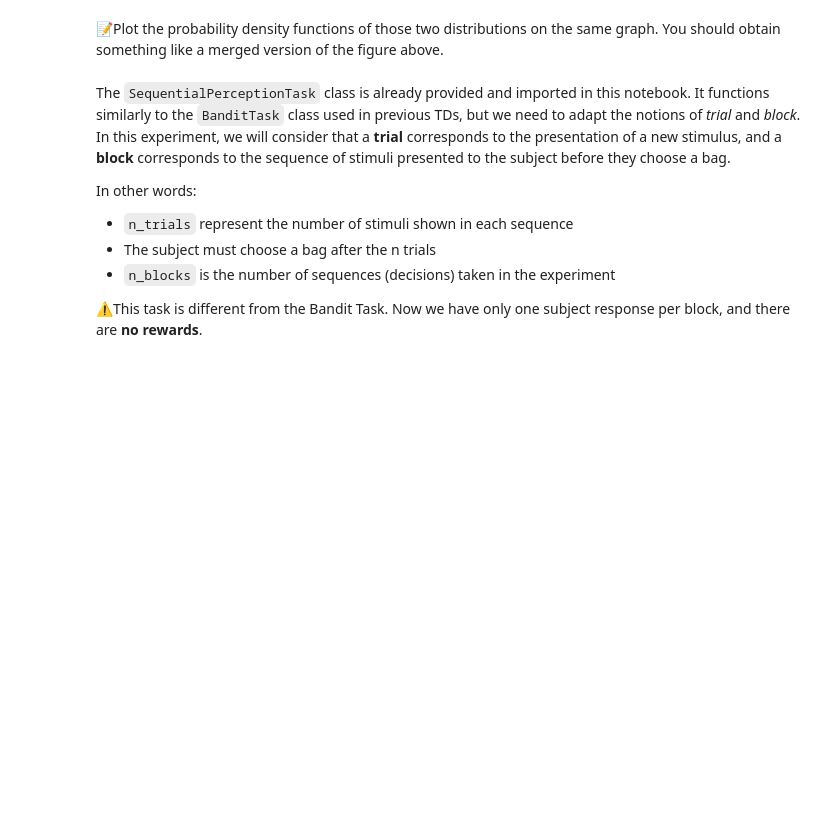
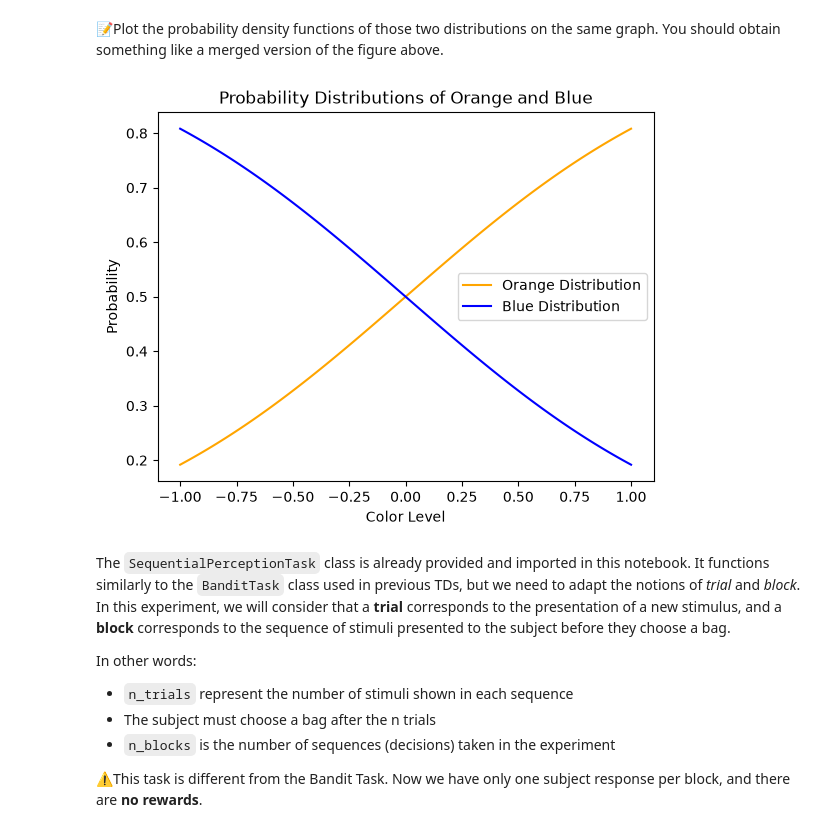
Before and after one commit to easiryne/cognitive-modeling-lab, a Jupyter notebook: TD_10/td10_notebook.ipynb, the cells around one changed output. Cells and saved outputs as stored; diff of their text form; code cells hidden in the pictures; blank space fills up the shorter version.

```diff
--- a/TD_10/td10_notebook.ipynb
+++ b/TD_10/td10_notebook.ipynb
@@ -77,14 +77,22 @@ They are implemented to behave like `scipy.stats` distributions. Two useful meth
 📝Plot the probability density functions of those two distributions on the same graph. You should obtain something like a merged version of the figure above.
 # %%
 # x: Generate a sequence of 100 color levels, covering the whole range
-x = np.linspace(..., ..., 100)
+x = np.linspace(-1, 1, 100)
 
 # y: For each distribution, get the probabilities associated with all color levels
-p_orange = ...
-p_blue = ...
+p_orange = dist_orange.pdf(x)
+p_blue = dist_blue.pdf(x)
 
 # Plot both probability distributions on the same graph
-...
+plt.plot(x, p_orange, label='Orange Distribution', color='orange')
+plt.plot(x, p_blue, label='Blue Distribution', color='blue')
+plt.xlabel('Color Level')
+plt.ylabel('Probability')
+plt.title('Probability Distributions of Orange and Blue')
+plt.legend()
+plt.show()
+# %% [output]
+[figure, added]
 # %% [markdown]
 The `SequentialPerceptionTask` class is already provided and imported in this notebook. It functions similarly to the `BanditTask` class used in previous TDs, but we need to adapt the notions of *trial* and *block*. In this experiment, we will consider that a **trial** corresponds to the presentation of a new stimulus, and a **block** corresponds to the sequence of stimuli presented to the subject before they choose a bag.
 
```
Also changed, not shown: parts of 7 cells of this notebook.
